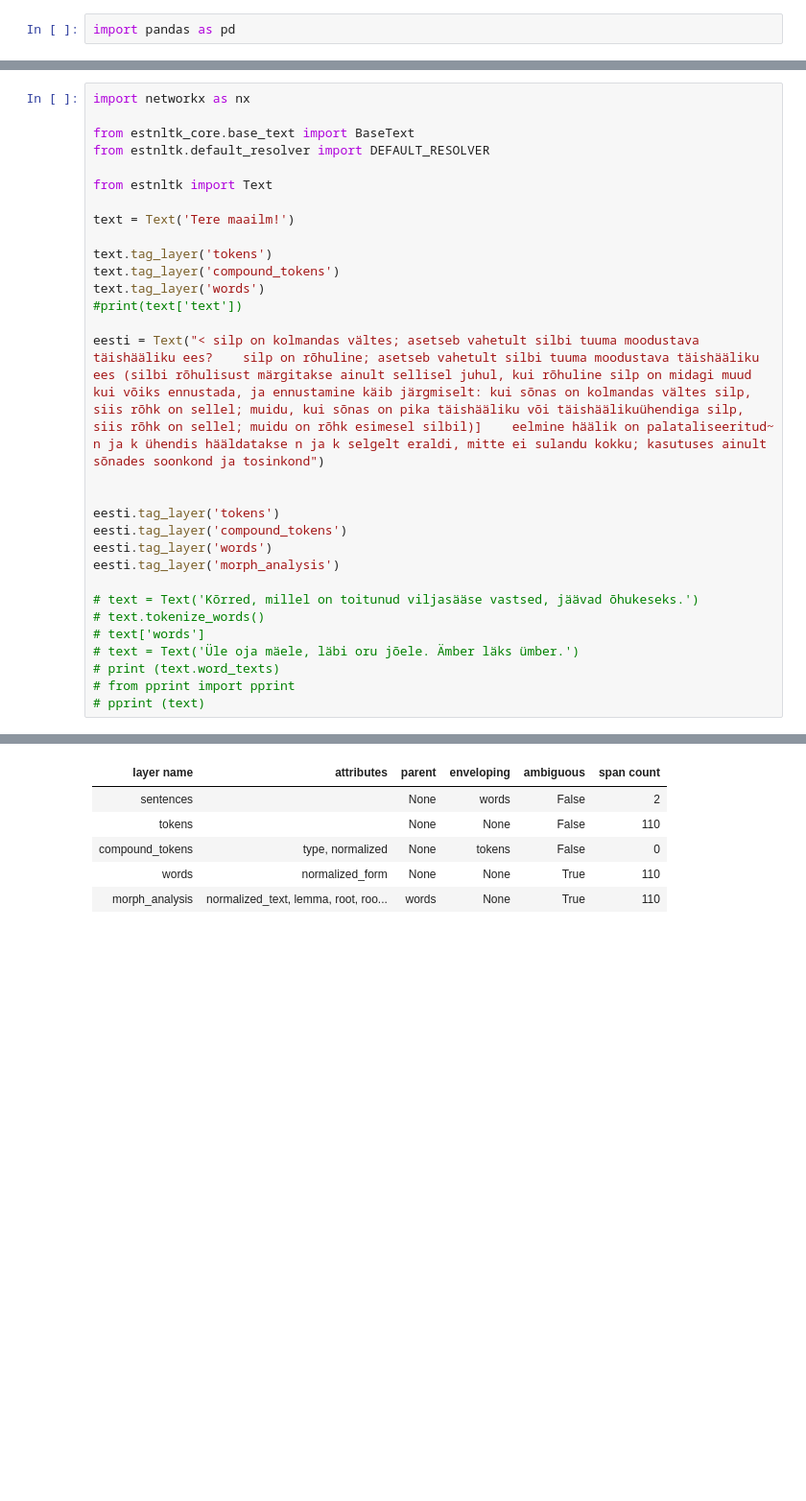
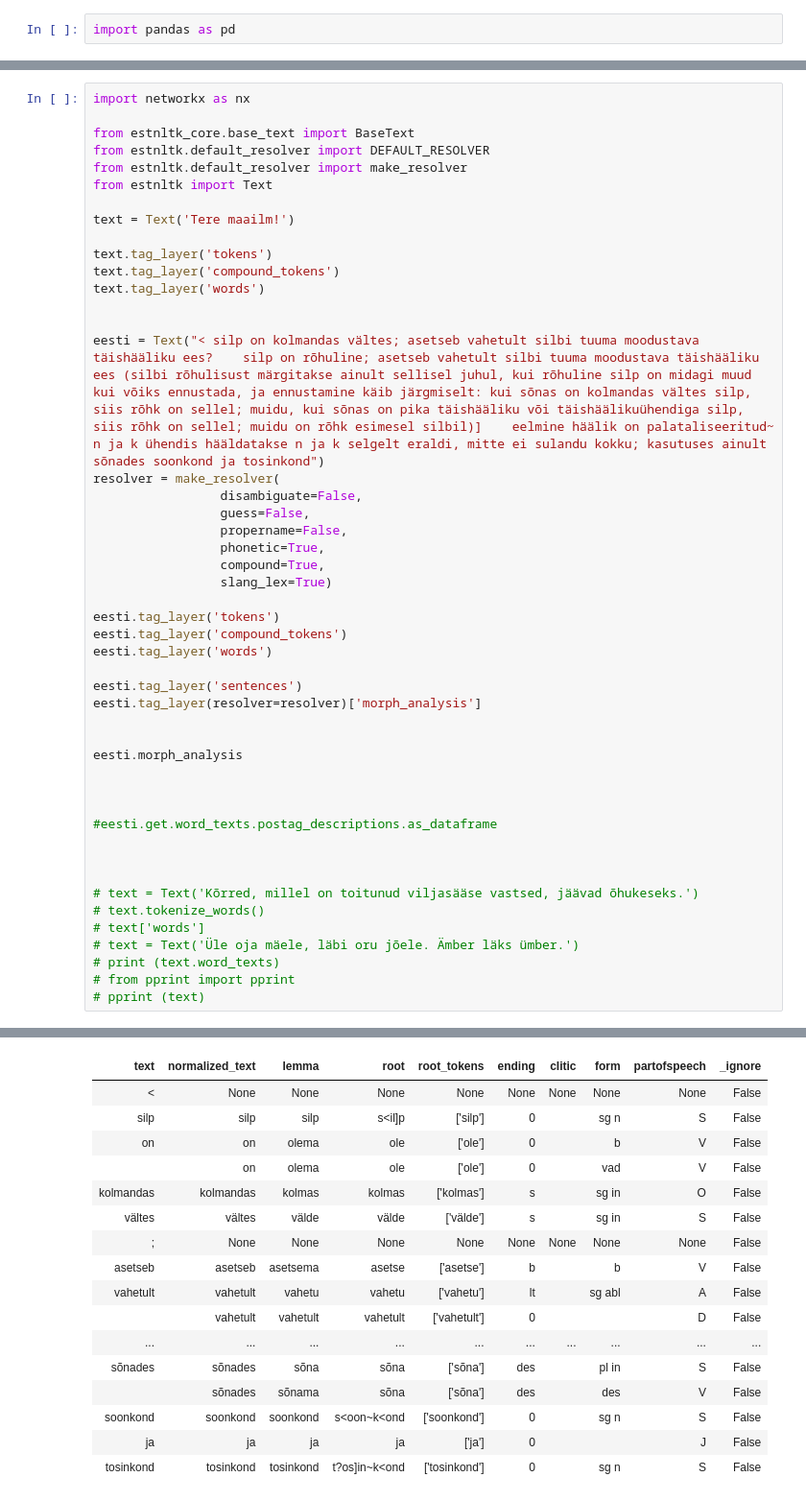
Before and after one commit to sally-ran-some/eesti_regilaul_corpus, a Jupyter notebook: audio/ictus_tier/nlp/estnltk_test.ipynb, the cells around one changed output, grey strips where cells are left out. Shown: that part at 96% size. Saved outputs shown, nothing was run; the diff lists cells and outputs as text; blank space fills up the shorter version.

```diff
--- a/audio/ictus_tier/nlp/estnltk_test.ipynb
+++ b/audio/ictus_tier/nlp/estnltk_test.ipynb
@@ -65,7 +65,7 @@ import networkx as nx
 
 from estnltk_core.base_text import BaseText
 from estnltk.default_resolver import DEFAULT_RESOLVER
-
+from estnltk.default_resolver import make_resolver
 from estnltk import Text
 
 text = Text('Tere maailm!')
@@ -73,15 +73,32 @@ text = Text('Tere maailm!')
 text.tag_layer('tokens')
 text.tag_layer('compound_tokens')
 text.tag_layer('words')
-#print(text['text'])
+
 
 eesti = Text("< silp on kolmandas vältes; asetseb vahetult silbi tuuma moodustava täishääliku ees? 	silp on rõhuline; asetseb vahetult silbi tuuma moodustava täishääliku ees (silbi rõhulisust märgitakse ainult sellisel juhul, kui rõhuline silp on midagi muud kui võiks ennustada, ja ennustamine käib järgmiselt: kui sõnas on kolmandas vältes silp, siis rõhk on sellel; muidu, kui sõnas on pika täishääliku või täishäälikuühendiga silp, siis rõhk on sellel; muidu on rõhk esimesel silbil)] 	eelmine häälik on palataliseeritud~ 	n ja k ühendis hääldatakse n ja k selgelt eraldi, mitte ei sulandu kokku; kasutuses ainult sõnades soonkond ja tosinkond")
-
+resolver = make_resolver(
+                 disambiguate=False,
+                 guess=False,
+                 propername=False,
+                 phonetic=True,
+                 compound=True,
+                 slang_lex=True)
 
 eesti.tag_layer('tokens')
 eesti.tag_layer('compound_tokens')
 eesti.tag_layer('words')
-eesti.tag_layer('morph_analysis')
+
+eesti.tag_layer('sentences')
+eesti.tag_layer(resolver=resolver)['morph_analysis']
+
+
+eesti.morph_analysis
+
+
+
+#eesti.get.word_texts.postag_descriptions.as_dataframe
+
+
 
 # text = Text('Kõrred, millel on toitunud viljasääse vastsed, jäävad õhukeseks.')
 # text.tokenize_words()
@@ -96,6 +114,17 @@ eesti.tag_layer('morph_analysis')
-| layer name | attributes | parent | enveloping | ambiguous | span count |
-| sentences |  | None | words | False | 2 |
-| tokens |  | None | None | False | 110 |
-| compound_tokens | type, normalized | None | tokens | False | 0 |
-| words | normalized_form | None | None | True | 110 |
-| morph_analysis | normalized_text, lemma, root, roo... | words | None | True | 110 |
+| text | normalized_text | lemma | root | root_tokens | ending | clitic | form | partofspeech | _ignore |
+| < | None | None | None | None | None | None | None | None | False |
+| silp | silp | silp | s<il]p | ['silp'] | 0 |  | sg n | S | False |
+| on | on | olema | ole | ['ole'] | 0 |  | b | V | False |
+|  | on | olema | ole | ['ole'] | 0 |  | vad | V | False |
+| kolmandas | kolmandas | kolmas | kolmas | ['kolmas'] | s |  | sg in | O | False |
+| vältes | vältes | välde | välde | ['välde'] | s |  | sg in | S | False |
+| ; | None | None | None | None | None | None | None | None | False |
+| asetseb | asetseb | asetsema | asetse | ['asetse'] | b |  | b | V | False |
+| vahetult | vahetult | vahetu | vahetu | ['vahetu'] | lt |  | sg abl | A | False |
+|  | vahetult | vahetult | vahetult | ['vahetult'] | 0 |  |  | D | False |
+| ... | ... | ... | ... | ... | ... | ... | ... | ... | ... |
+| sõnades | sõnades | sõna | sõna | ['sõna'] | des |  | pl in | S | False |
+|  | sõnades | sõnama | sõna | ['sõna'] | des |  | des | V | False |
+| soonkond | soonkond | soonkond | s<oon~k<ond | ['soonkond'] | 0 |  | sg n | S | False |
+| ja | ja | ja | ja | ['ja'] | 0 |  |  | J | False |
+| tosinkond | tosinkond | tosinkond | t?os]in~k<ond | ['tosinkond'] | 0 |  | sg n | S | False |
```
Also changed, not shown: parts of 6 cells of this notebook.
